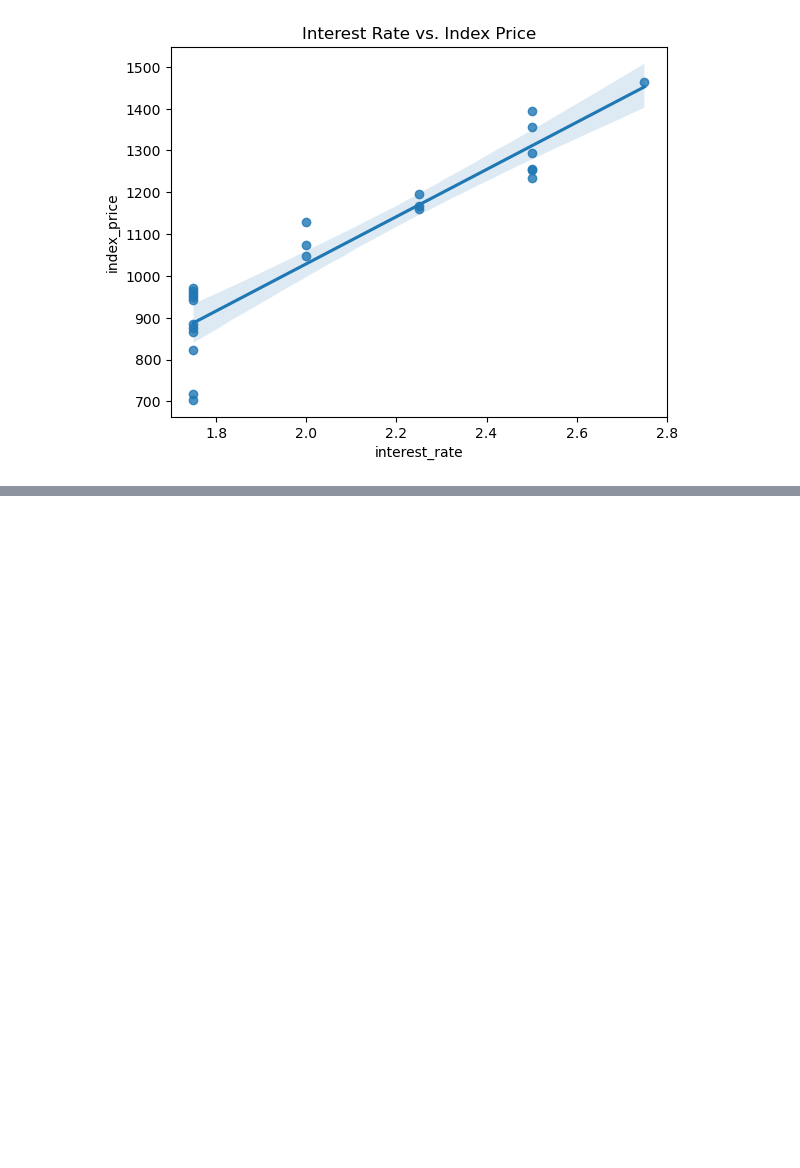
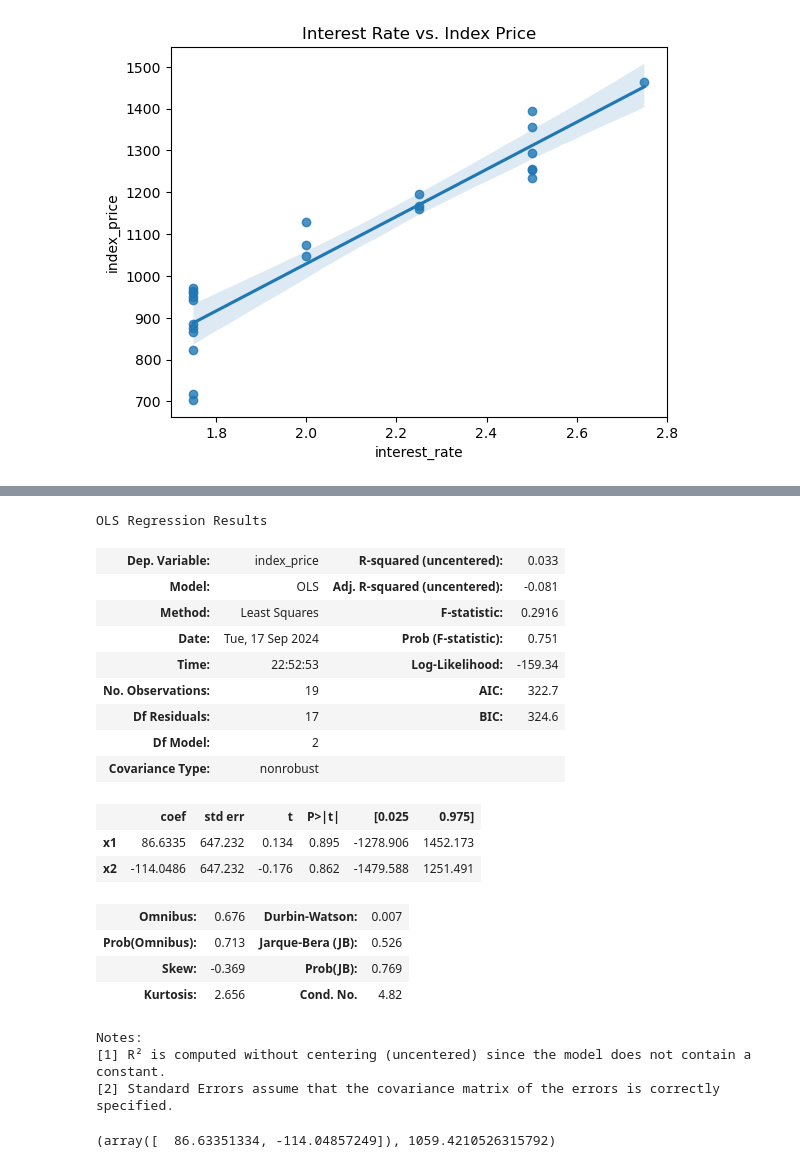
Before and after one commit to IbraheimTarek/machine-learining, a Jupyter notebook: Regression/Multiple Linear regression/mlr.ipynb, the cells around one changed output, grey strips where cells are left out. Cells and saved outputs as stored; diff of their text form; code cells hidden in the pictures; blank space fills up the shorter version.

```diff
--- a/Regression/Multiple Linear regression/mlr.ipynb
+++ b/Regression/Multiple Linear regression/mlr.ipynb
@@ -96,0 +150,29 @@ plt.show()
+# %%
+import statsmodels.api as sm
+model = sm.OLS(y_train, X_train).fit()
+model.summary()
+# %% [output]
+OLS Regression Results
+| Dep. Variable: | index_price | R-squared (uncentered): | 0.033 |
+| Model: | OLS | Adj. R-squared (uncentered): | -0.081 |
+| Method: | Least Squares | F-statistic: | 0.2916 |
+| Date: | Tue, 17 Sep 2024 | Prob (F-statistic): | 0.751 |
+| Time: | 22:52:53 | Log-Likelihood: | -159.34 |
+| No. Observations: | 19 | AIC: | 322.7 |
+| Df Residuals: | 17 | BIC: | 324.6 |
+| Df Model: | 2 |  |  |
+| Covariance Type: | nonrobust |  |  |
+|  | coef | std err | t | P>|t| | [0.025 | 0.975] |
+| x1 | 86.6335 | 647.232 | 0.134 | 0.895 | -1278.906 | 1452.173 |
+| x2 | -114.0486 | 647.232 | -0.176 | 0.862 | -1479.588 | 1251.491 |
+| Omnibus: | 0.676 | Durbin-Watson: | 0.007 |
+| Prob(Omnibus): | 0.713 | Jarque-Bera (JB): | 0.526 |
+| Skew: | -0.369 | Prob(JB): | 0.769 |
+| Kurtosis: | 2.656 | Cond. No. | 4.82 |
+Notes:
+[1] R² is computed without centering (uncentered) since the model does not contain a constant.
+[2] Standard Errors assume that the covariance matrix of the errors is correctly specified.
+# %%
+regressor.coef_, regressor.intercept_
+# %% [output]
+(array([  86.63351334, -114.04857249]), 1059.4210526315792)
```
Also changed, not shown: parts of 10 cells of this notebook, 1 other file.
